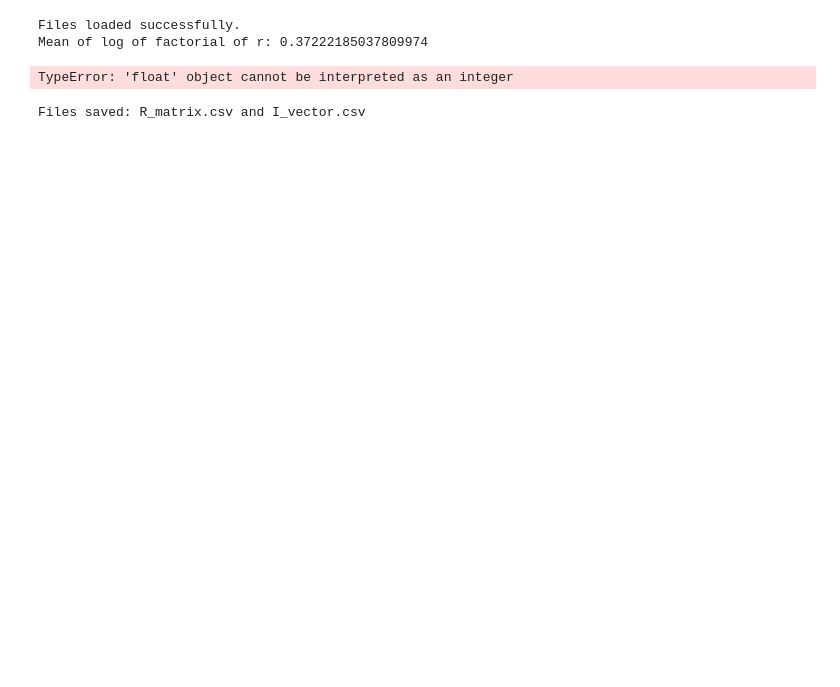
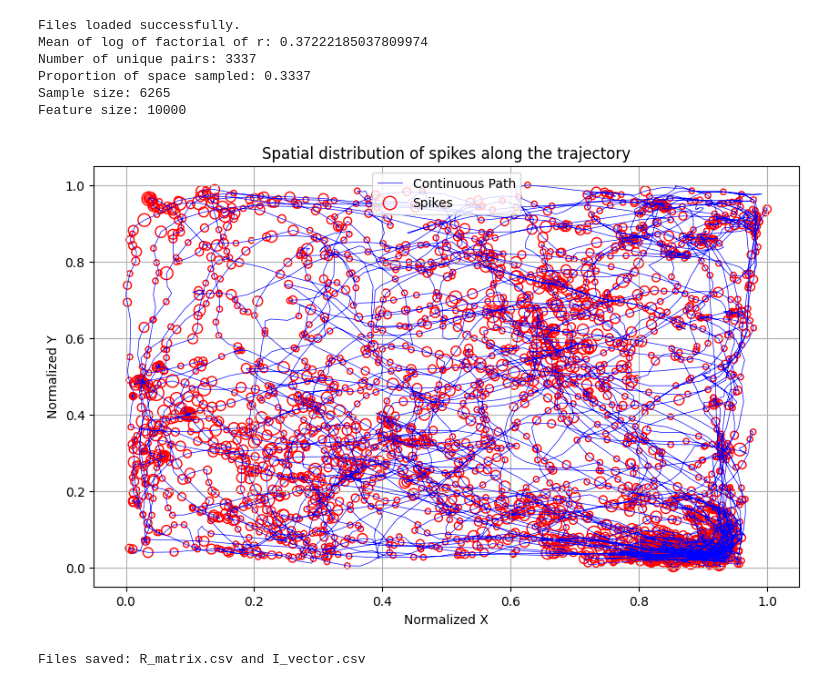
Before and after one commit to RahnamaRad/fast-ALO, a Jupyter notebook: neural_data.ipynb, the cells around one changed output. Cells and saved outputs as stored; diff of their text form; code cells hidden in the pictures; blank space fills up the shorter version.

```diff
--- a/neural_data.ipynb
+++ b/neural_data.ipynb
@@ -68,7 +68,7 @@ x_ = (x_ - np.min(x_)) / (np.max(x_) - np.min(x_))
 y_ = (y_ - np.min(y_)) / (np.max(y_) - np.min(y_))
 
 # Discretize
-n = 500 * dt
+n = int(np.ceil(500 * dt))
 x = np.ceil(x_ * n).astype(int)
 y = np.ceil(y_ * n).astype(int)
 x = np.clip(x, 1, n) - 1
@@ -156,34 +156,38 @@ plt.figure(figsize=(10, 6))
 
 # Plot the continuous path with a thinner blue line
 plt.plot(x_, y_, 'b-', label='Continuous Path', linewidth=0.5)  # Thinner blue line
 
 # Add red circles for spikes
 spike_indices = np.where(r > 0)[0]
 # Scale the sizes of the circles based on the spike counts, multiplying by a factor for visibility
 sizes = r[spike_indices] * 20  # Scale factor can be adjusted as needed
 plt.scatter(x_[spike_indices], y_[spike_indices], facecolors='none', edgecolors='r', s=sizes, label='Spikes')
 
 # Adding labels and legend
 plt.title('Spatial distribution of spikes along the trajectory')
 plt.xlabel('Normalized X')
 plt.ylabel('Normalized Y')
 plt.legend()
 plt.grid(True)  # Adds a grid for easier visualization
 
 # Display the plot
 plt.show()
 
 # Save the plot image as PNG
 #plot_filename = 'spatial_distribution_of_spikes.png'
 #plt.savefig(plot_filename, format='png')
 
 # Alternatively, you can try saving it in a different format like JPEG or PDF
 #plt.savefig('spatial_distribution_of_spikes.jpg', format='jpg')
 #plt.savefig('spatial_distribution_of_spikes.pdf', format='pdf')
 # %% [output]
 Files loaded successfully.
 Mean of log of factorial of r: 0.37222185037809974
+Number of unique pairs: 3337
+Proportion of space sampled: 0.3337
+Sample size: 6265
+Feature size: 10000
-TypeError: 'float' object cannot be interpreted as an integer
+[figure, added]
 # %%
 import numpy as np
 import pandas as pd
```
Also changed, not shown: parts of 3 cells of this notebook.
